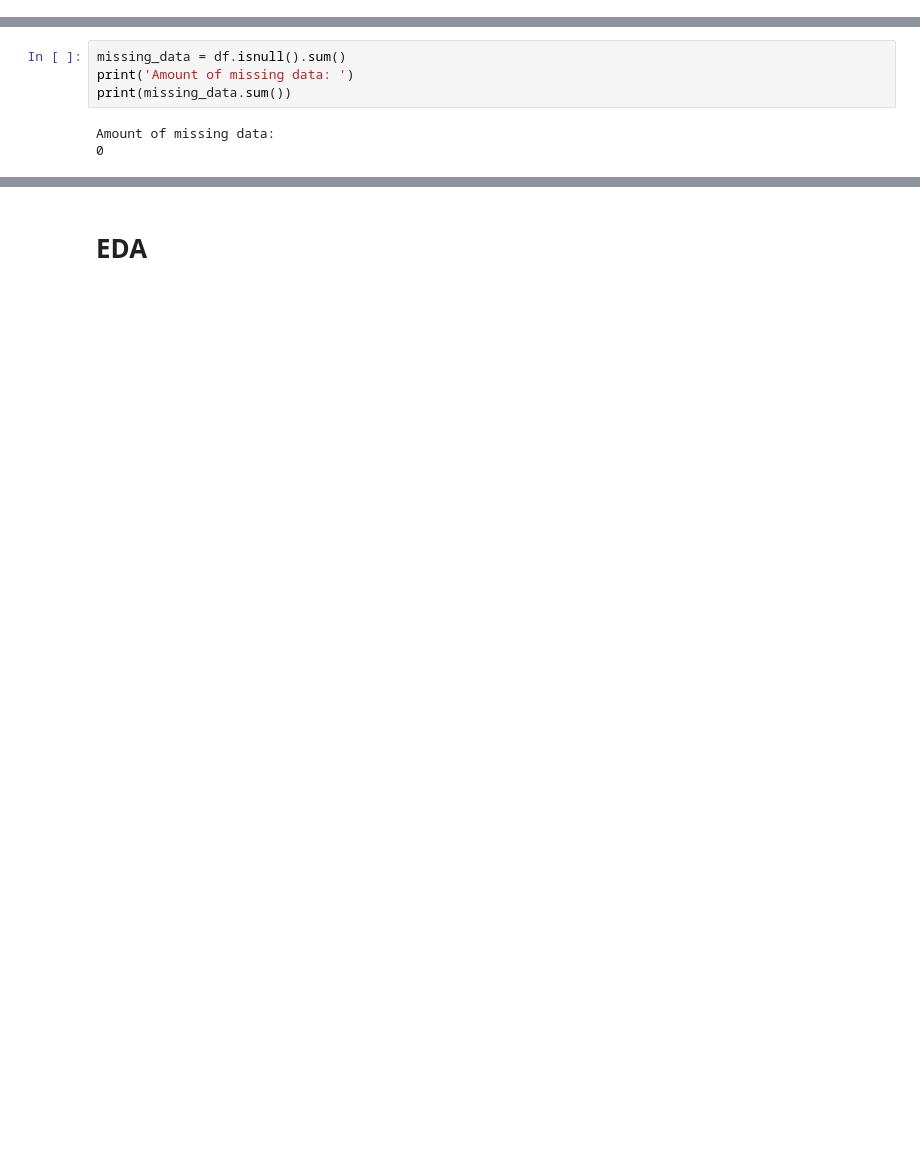
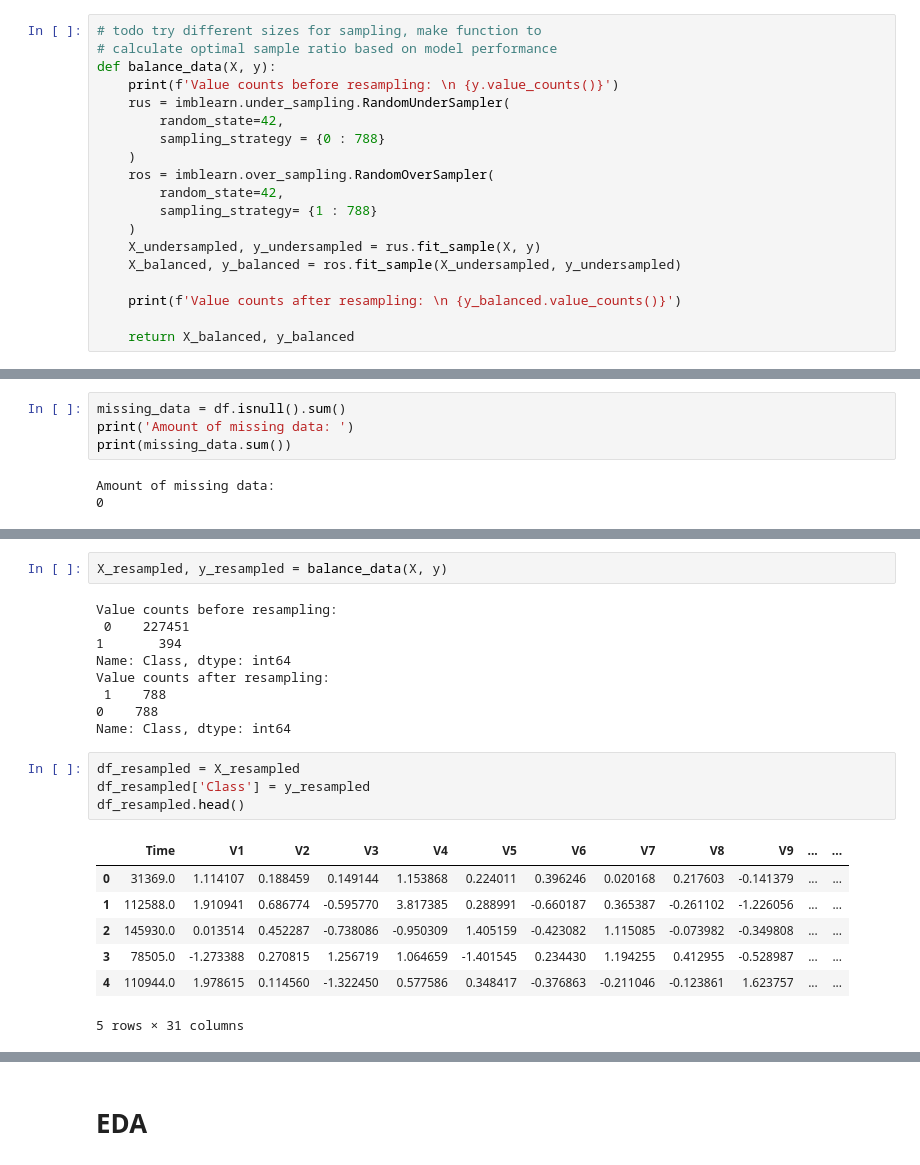
Before and after one commit to patrick-potocny/credit_card_fraud, a Jupyter notebook: credit_card_fraud_detection.ipynb, the cells around one changed output, grey strips where cells are left out. Cells and saved outputs as stored; diff of their text form; blank space fills up the shorter version.

```diff
--- a/credit_card_fraud_detection.ipynb
+++ b/credit_card_fraud_detection.ipynb
@@ -9 +13,20 @@ import numpy as np
+# %%
+# todo try different sizes for sampling, make function to
+# calculate optimal sample ratio based on model performance
+def balance_data(X, y):
+    print(f'Value counts before resampling: \n {y.value_counts()}')
+    rus = imblearn.under_sampling.RandomUnderSampler(
+        random_state=42,
+        sampling_strategy = {0 : 788}
+    )
+    ros = imblearn.over_sampling.RandomOverSampler(
+        random_state=42,
+        sampling_strategy= {1 : 788}
+    )
+    X_undersampled, y_undersampled = rus.fit_sample(X, y)
+    X_balanced, y_balanced = ros.fit_sample(X_undersampled, y_undersampled)
+
+    print(f'Value counts after resampling: \n {y_balanced.value_counts()}')
+
+    return X_balanced, y_balanced
 # %% [markdown]
@@ -75,0 +136,23 @@ Amount of missing data:
+# %%
+X_resampled, y_resampled = balance_data(X, y)
+# %% [output]
+Value counts before resampling:
+ 0    227451
+1       394
+Name: Class, dtype: int64
+Value counts after resampling:
+ 1    788
+0    788
+Name: Class, dtype: int64
+# %%
+df_resampled = X_resampled
+df_resampled['Class'] = y_resampled
+df_resampled.head()
+# %% [output]
+|  | Time | V1 | V2 | V3 | V4 | V5 | V6 | V7 | V8 | V9 | ... | ... |
+| 0 | 31369.0 | 1.114107 | 0.188459 | 0.149144 | 1.153868 | 0.224011 | 0.396246 | 0.020168 | 0.217603 | -0.141379 | ... | ... |
+| 1 | 112588.0 | 1.910941 | 0.686774 | -0.595770 | 3.817385 | 0.288991 | -0.660187 | 0.365387 | -0.261102 | -1.226056 | ... | ... |
+| 2 | 145930.0 | 0.013514 | 0.452287 | -0.738086 | -0.950309 | 1.405159 | -0.423082 | 1.115085 | -0.073982 | -0.349808 | ... | ... |
+| 3 | 78505.0 | -1.273388 | 0.270815 | 1.256719 | 1.064659 | -1.401545 | 0.234430 | 1.194255 | 0.412955 | -0.528987 | ... | ... |
+| 4 | 110944.0 | 1.978615 | 0.114560 | -1.322450 | 0.577586 | 0.348417 | -0.376863 | -0.211046 | -0.123861 | 1.623757 | ... | ... |
+5 rows × 31 columns
```
Also changed, not shown: parts of 23 cells of this notebook.
